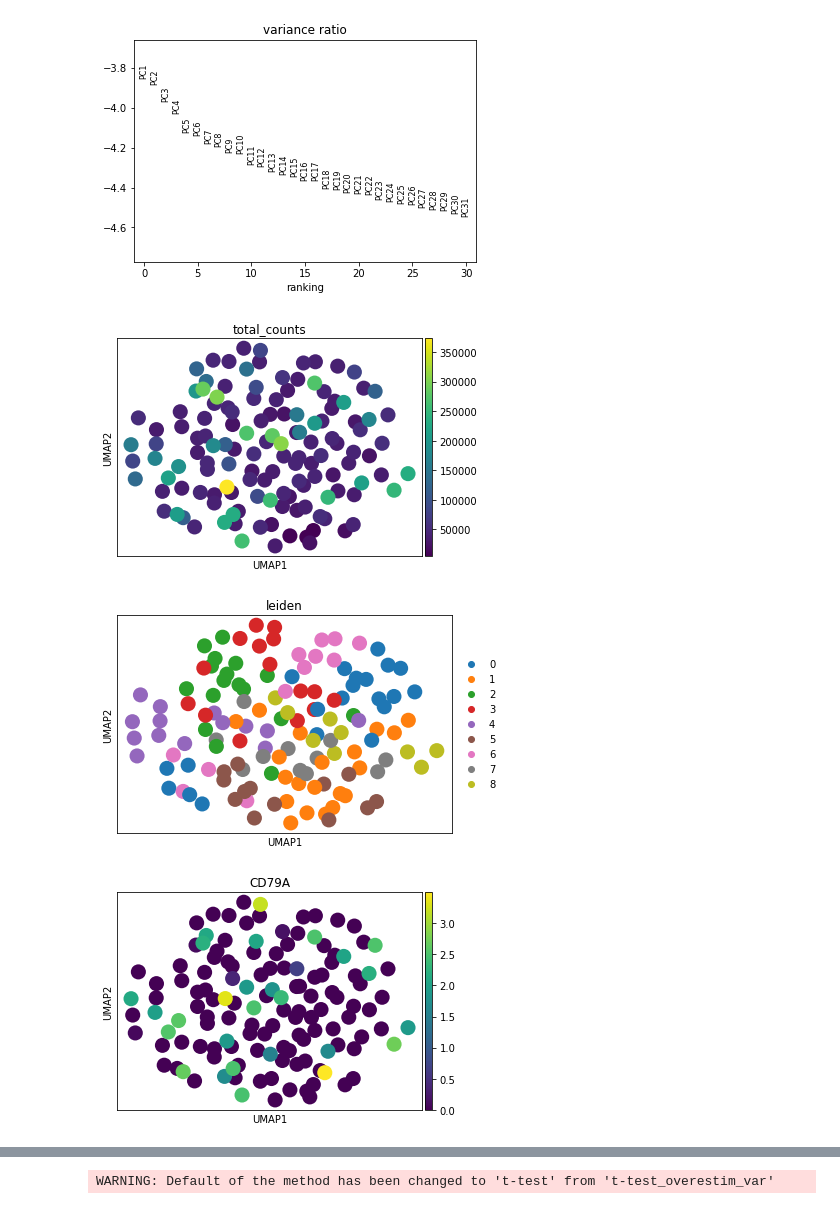
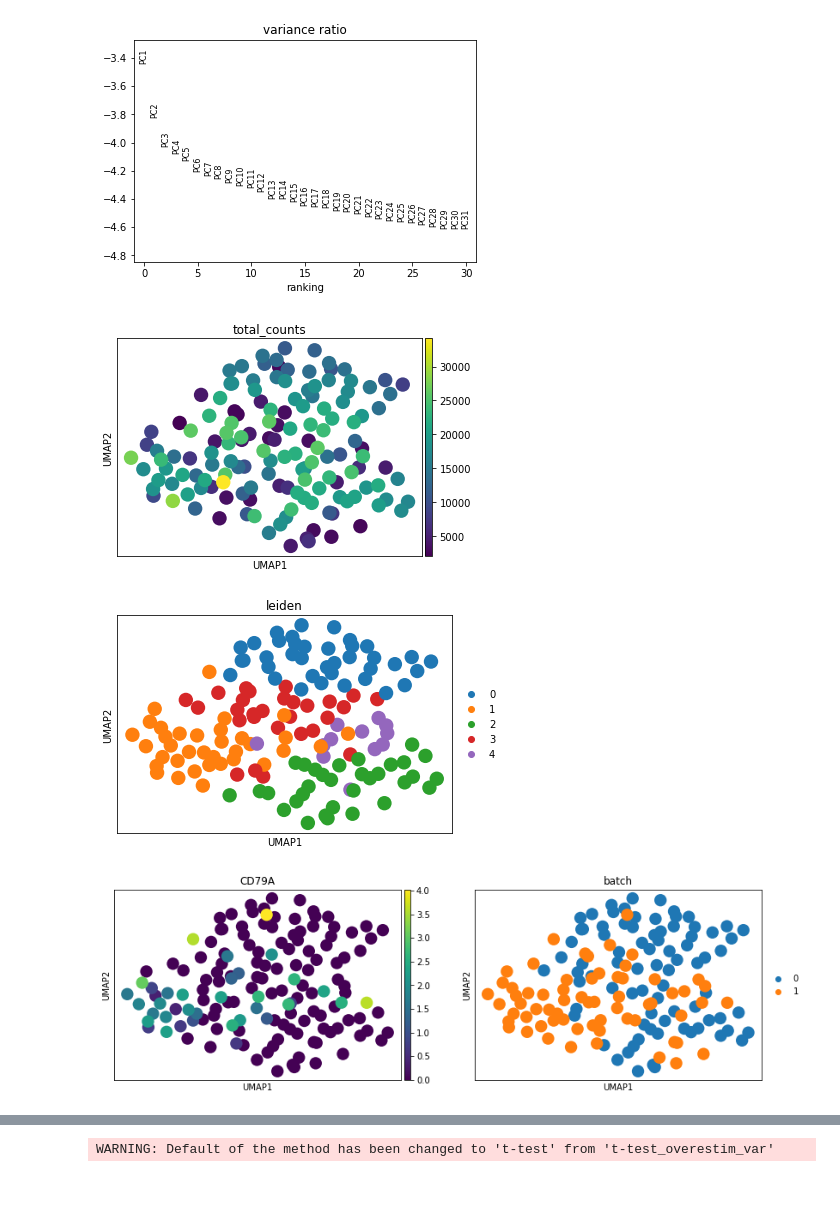
Before and after one commit to cregan727/ubiquitous-rotary-phone, a Jupyter notebook: TandBcells.ipynb, the cells around one changed output, grey strips where cells are left out. Cells and saved outputs as stored; diff of their text form; code cells hidden in the pictures.

```diff
--- a/TandBcells.ipynb
+++ b/TandBcells.ipynb
@@ -7,6 +10,6 @@ import numpy as np
 # %%
-tcells = sc.read_10x_mtx("./data2/Solo.out/Gene/filtered/")
-bcells = sc.read_10x_mtx("./dataB/Solo.out/Gene/filtered/")
+tcells = sc.read_10x_mtx("./DataT1/Solo.out/Gene/filtered/")
+bcells = sc.read_10x_mtx("./DataB1/Solo.out/Gene/filtered/")
 adata = tcells.concatenate(bcells)
 
 sc.pl.highest_expr_genes(adata, n_top=20)
@@ -57,23 +60,23 @@ sc.pl.pca(adata, color='CD3D')
 # %%
 sc.pl.pca_variance_ratio(adata, log=True)
 # %% [output]
-[figure, old version]
+[figure, new version]
 # %%
 sc.pp.neighbors(adata, n_neighbors=10, n_pcs=40)
 # %%
 sc.tl.umap(adata)
 sc.pl.umap(adata, color=[ 'total_counts'])
 # %% [output]
-[figure, old version]
+[figure, new version]
 # %%
 sc.tl.leiden(adata)
 sc.pl.umap(adata, color=['leiden'])
 # %% [output]
-[figure, old version]
+[figure, new version]
 # %%
-sc.pl.umap(adata, color=[ 'CD79A'])
+sc.pl.umap(adata, color=[ 'CD79A', 'batch'])
 # %% [output]
-[figure, old version]
+[figure, new version]
 # %%
 sc.tl.tsne(adata)
 sc.pl.tsne(adata, color = ['CD3D','CD79A', 'leiden', 'batch'])
```
Also changed, not shown: parts of 9 cells of this notebook, 26 other files.
